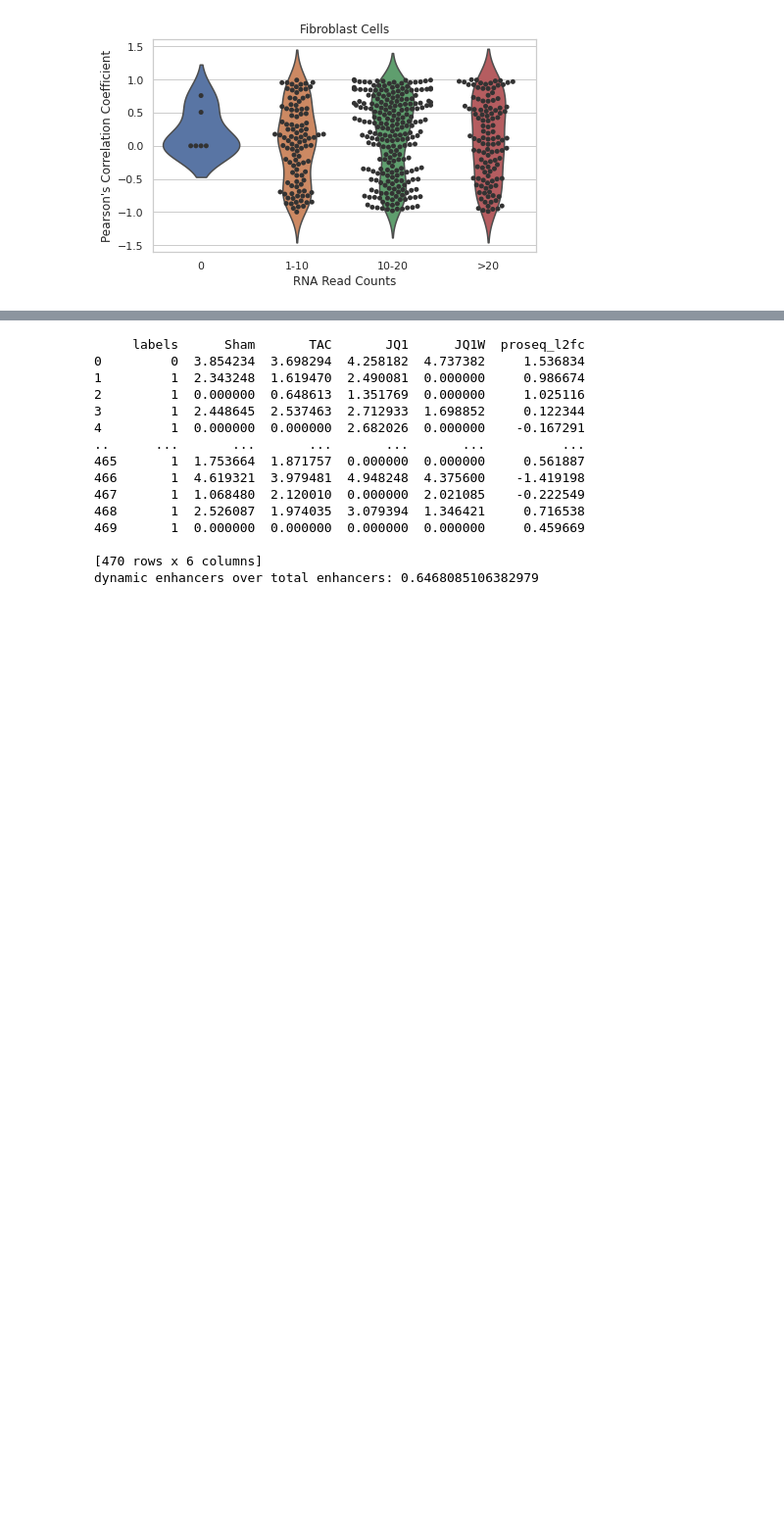
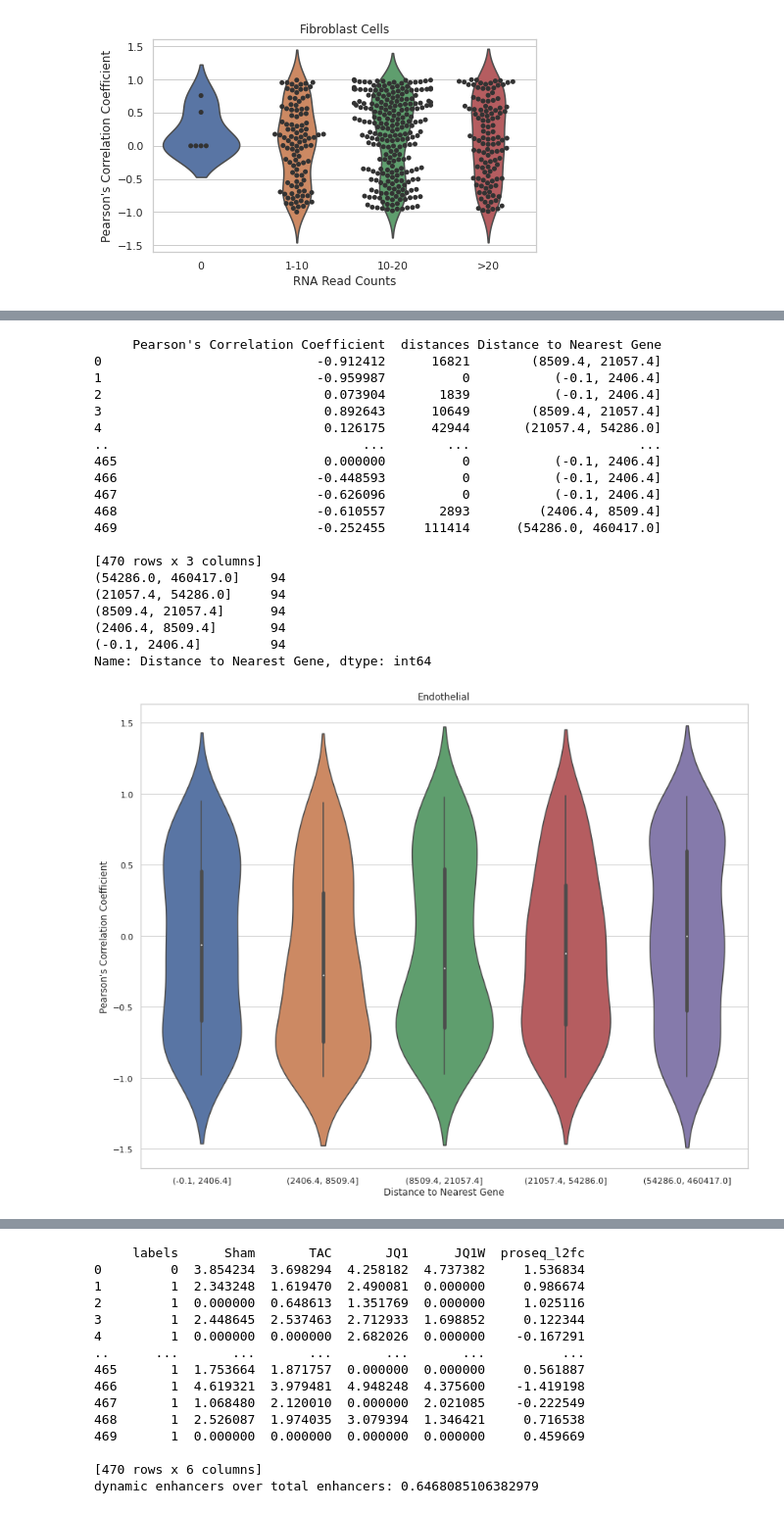
Before and after one commit to code-s-witch/Pollard-Lab, a Jupyter notebook: combined_replicates_cellType_specific.ipynb, the cells around one changed output, grey strips where cells are left out. Shown at 98% size. Drawn from its saved outputs; the diff is of its cells as text; code cells hidden in the pictures; blank space fills up the shorter version.

```diff
--- a/combined_replicates_cellType_specific.ipynb
+++ b/combined_replicates_cellType_specific.ipynb
@@ -596,0 +604,66 @@ Name: RNA Read Counts, dtype: int64
+# %%
+#------------------Closest Distance to Gene vs Pearson's Correlation
+#create a dictionary that follows the order of enhancers.bed
+#have to do this step because bedtools sort puts them in a different order
+wdir= '../../../data/projects/morin/'
+inFile = open(wdir+'enhancers.bed', 'r')
+closest_gene = {}
+for line in inFile:
+    splitLine = line.strip().split('\t')
+#     print(splitLine)
+    chrom = splitLine[0]
+    start =  splitLine[1]
+    end = splitLine[2]
+    key = chrom + ':' + start + ':'+ end
+    start_list = 0
+    closest_gene[key] = start_list
+inFile.close()
+
+#add the distances
+# inFile = open('../../../data/projects/morin/closest/closest_genes_Did_wrtA_tFirst.bed', 'r')
+inFile = open('../../../data/projects/morin/closest/closest_genes_td.bed', 'r')
+
+for line in inFile:
+    splitLine=line.strip().split('\t')
+#     print(splitLine)
+    chrom = splitLine[0]
+    start =  splitLine[1]
+    end = splitLine[2]
+
+    key = chrom + ':' + start + ':'+ end
+#     print(key)
+    #since we are using upstream the values will be negative so convert to abs val
+    dist_to_gene = np.absolute(int(splitLine[9]))
+#     print(dist_to_gene)
+    closest_gene[key] = dist_to_gene
+inFile.close()
+
+dist = []
+for key in closest_gene.keys():
+    dist.append(closest_gene[key])
+#     print(key, closest_gene[key])
+# %%
+fig, axs = plt.subplots(nrows=1, ncols=1, figsize=(14,11), sharex=True, sharey=True)
+vp = distance_to_gene_vs_corr('Endothelial', endo_rna, endo_atac, axs, dist)
+# %% [output]
+     Pearson's Correlation Coefficient  distances Distance to Nearest Gene
+0                            -0.912412      16821        (8509.4, 21057.4]
+1                            -0.959987          0           (-0.1, 2406.4]
+2                             0.073904       1839           (-0.1, 2406.4]
+3                             0.892643      10649        (8509.4, 21057.4]
+4                             0.126175      42944       (21057.4, 54286.0]
+..                                 ...        ...                      ...
+465                           0.000000          0           (-0.1, 2406.4]
+466                          -0.448593          0           (-0.1, 2406.4]
+467                          -0.626096          0           (-0.1, 2406.4]
+468                          -0.610557       2893         (2406.4, 8509.4]
+469                          -0.252455     111414      (54286.0, 460417.0]
+
+[470 rows x 3 columns]
+(54286.0, 460417.0]    94
+(21057.4, 54286.0]     94
+(8509.4, 21057.4]      94
+(2406.4, 8509.4]       94
+(-0.1, 2406.4]         94
+Name: Distance to Nearest Gene, dtype: int64
+[figure, added]
```
Also changed, not shown: parts of 11 cells of this notebook, 1 other file.
